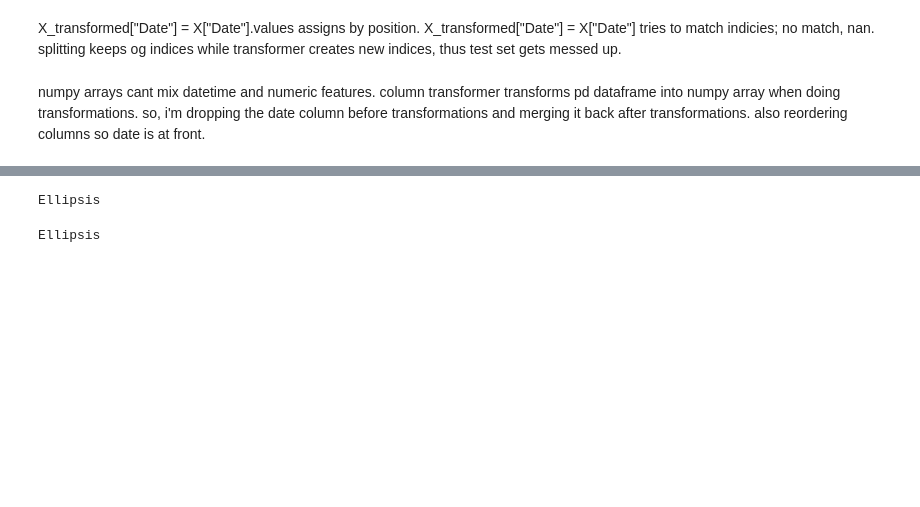
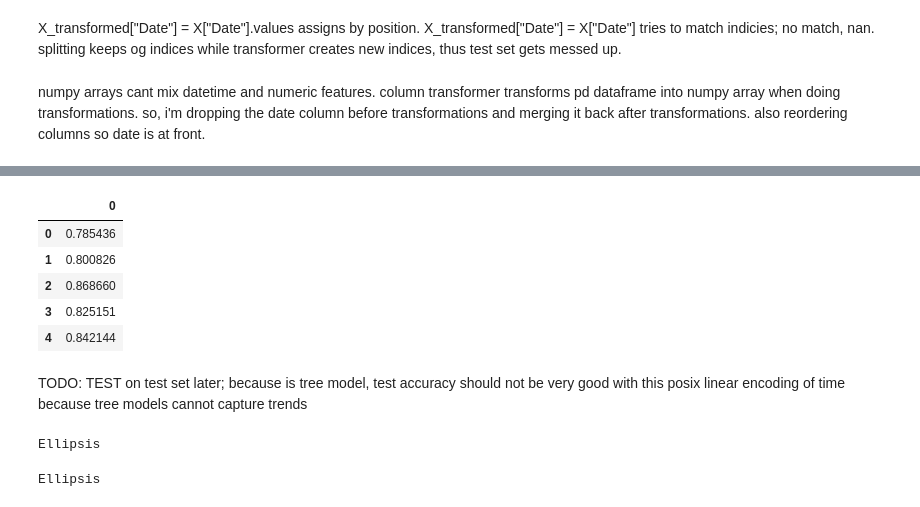
Before and after one commit to ricd99/cpsc330-2022W1, a Jupyter notebook: hw/hw8/hw8.ipynb, the cells around one changed output, grey strips where cells are left out. Cells and saved outputs as stored; diff of their text form; code cells hidden in the pictures; blank space fills up the shorter version.

```diff
--- a/hw/hw8/hw8.ipynb
+++ b/hw/hw8/hw8.ipynb
@@ -460,3 +452,14 @@ Ellipsis
+# %%
+pd.DataFrame(cross_val_score(pipe_posix_rf, X_train_posix, y_train, cv=tscv))
+# %% [output]
+|  | 0 |
+| 0 | 0.785436 |
+| 1 | 0.800826 |
+| 2 | 0.868660 |
+| 3 | 0.825151 |
+| 4 | 0.842144 |
+# %% [markdown]
+TODO: TEST on test set later; because is tree model, test accuracy should not be very good with this posix linear encoding of time because tree models cannot capture trends
 # %%
 ...
 # %% [output]
```
Also changed, not shown: parts of 13 cells of this notebook.
